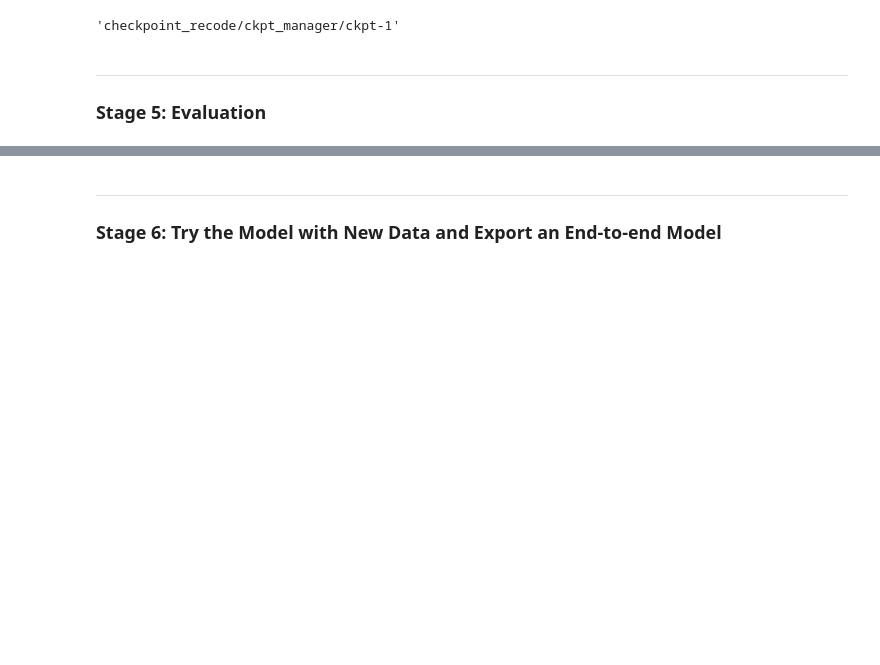
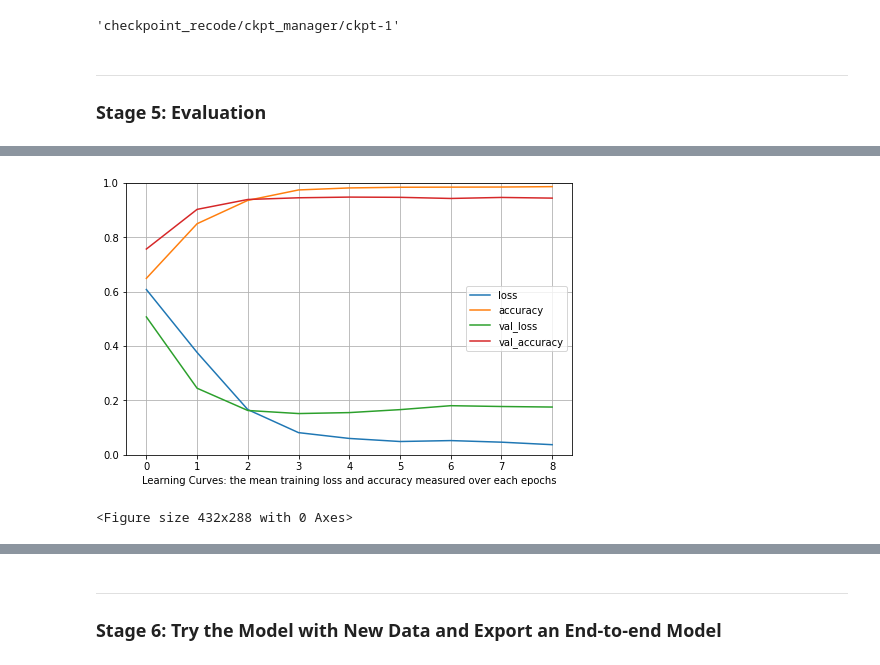
Before and after one commit to davidycliao/PorkCNN, a Jupyter notebook: demo-cnn-pork-barrel-classification-task.ipynb, the cells around one changed output, grey strips where cells are left out. Drawn from its saved outputs; the diff is of its cells as text; code cells hidden in the pictures; blank space fills up the shorter version.

```diff
--- a/demo-cnn-pork-barrel-classification-task.ipynb
+++ b/demo-cnn-pork-barrel-classification-task.ipynb
@@ -310 +308,11 @@ from sklearn.metrics import classification_report,confusion_matrix
+# %%
+losses.plot(figsize=(8,5))
+plt.grid(True)
+plt.gca().set_ylim(0,1)
+plt.xlabel("Learning Curves: the mean training loss and accuracy measured over each epochs")
+plt.show()
+plt.savefig('images/learning_curves.png')
+# %% [output]
+[figure, added]
+<Figure size 432x288 with 0 Axes>
 # %%
```
Also changed, not shown: parts of 10 cells of this notebook, 9 other files.
